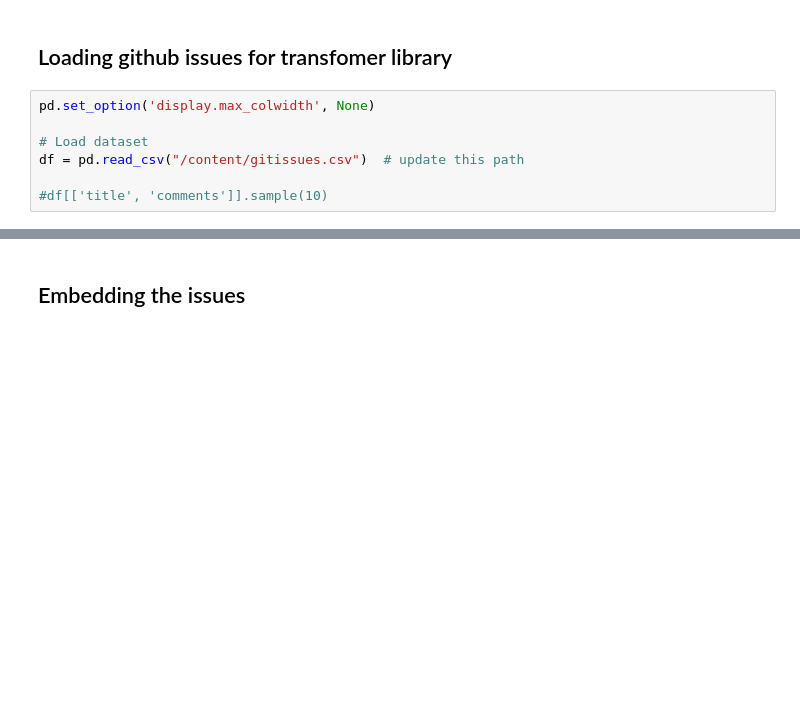
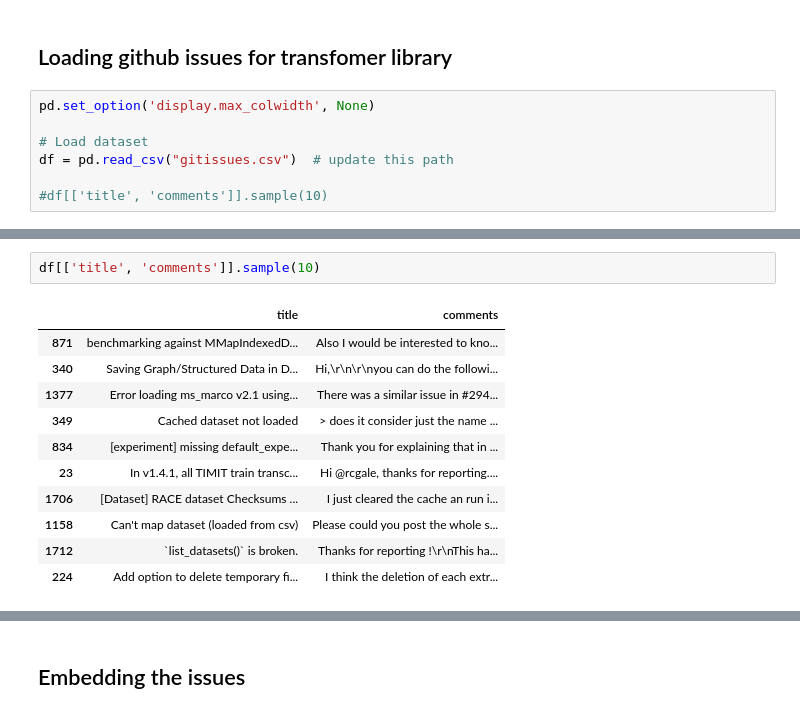
Before and after one commit to manaranjanp/RAG2Days, a Jupyter notebook: Embeddings/Similar_Problems_Search.ipynb, the cells around one changed output, grey strips where cells are left out. Cells and saved outputs as stored; diff of their text form; blank space fills up the shorter version.

```diff
--- a/Embeddings/Similar_Problems_Search.ipynb
+++ b/Embeddings/Similar_Problems_Search.ipynb
@@ -13,6 +31,6 @@ import numpy as np
 pd.set_option('display.max_colwidth', None)
 
 # Load dataset
-df = pd.read_csv("/content/gitissues.csv")  # update this path
+df = pd.read_csv("gitissues.csv")  # update this path
 
 #df[['title', 'comments']].sample(10)
@@ -18,0 +54,14 @@ df = pd.read_csv("/content/gitissues.csv")  # update this path
+# %%
+df[['title', 'comments']].sample(10)
+# %% [output]
+|  | title | comments |
+| 871 | benchmarking against MMapIndexedD... | Also I would be interested to kno... |
+| 340 | Saving Graph/Structured Data in D... | Hi,\r\n\r\nyou can do the followi... |
+| 1377 | Error loading ms_marco v2.1 using... | There was a similar issue in #294... |
+| 349 | Cached dataset not loaded | > does it consider just the name ... |
+| 834 | [experiment] missing default_expe... | Thank you for explaining that in ... |
+| 23 | In v1.4.1, all TIMIT train transc... | Hi @rcgale, thanks for reporting.... |
+| 1706 | [Dataset] RACE dataset Checksums ... | I just cleared the cache an run i... |
+| 1158 | Can't map dataset (loaded from csv) | Please could you post the whole s... |
+| 1712 | `list_datasets()` is broken. | Thanks for reporting !\r\nThis ha... |
+| 224 | Add option to delete temporary fi... | I think the deletion of each extr... |
```
Also changed, not shown: parts of 4 cells of this notebook, 2 other files.
